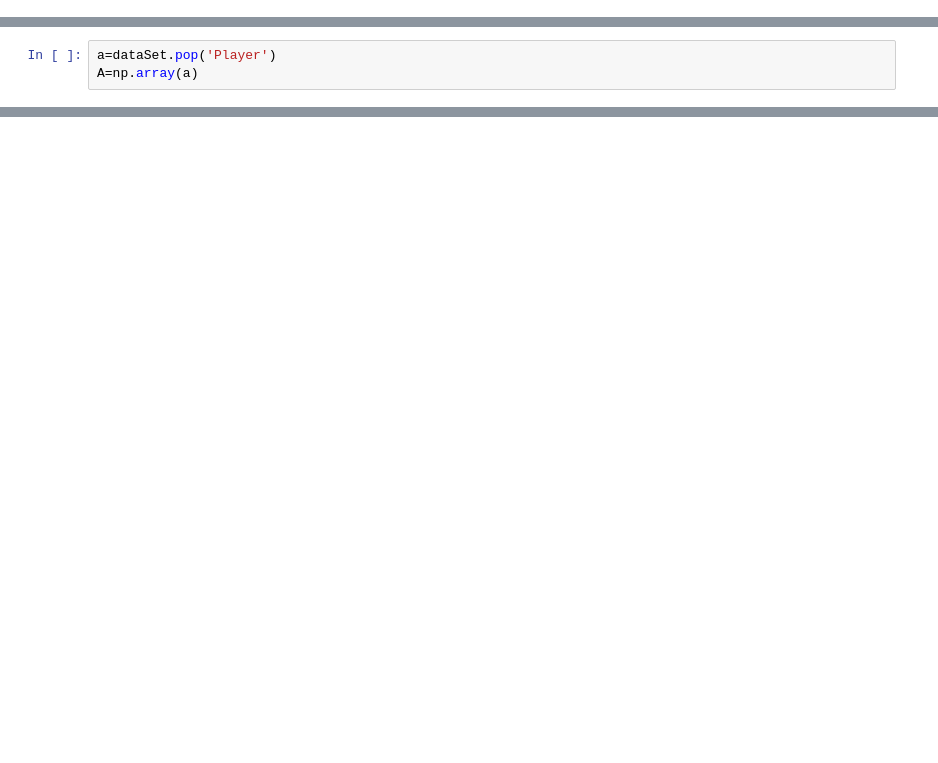
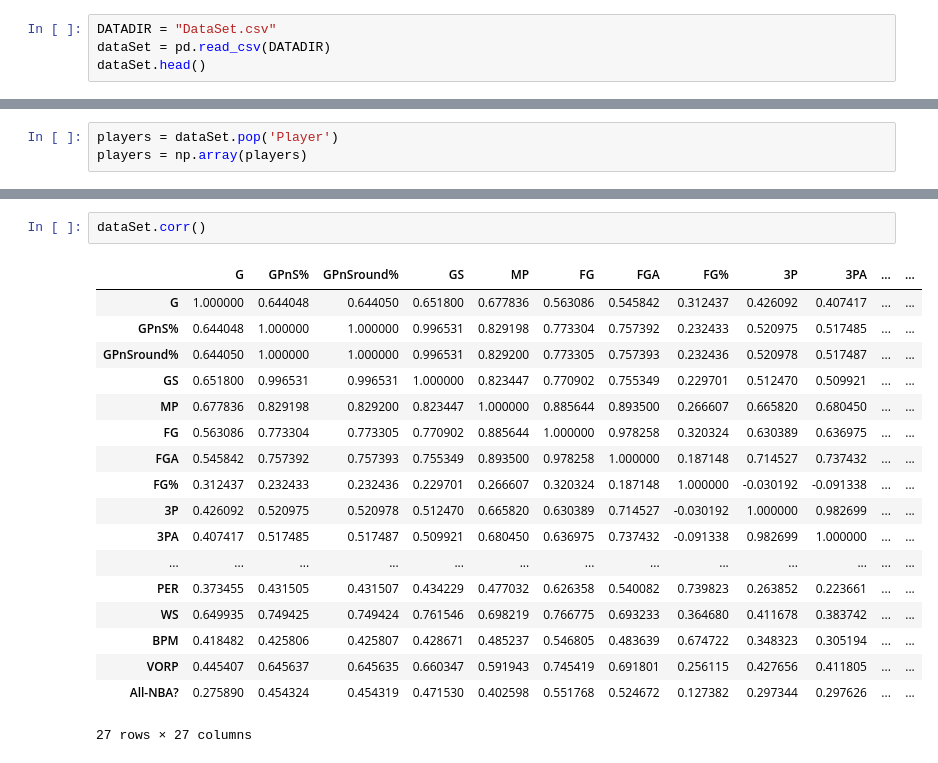
Before and after one commit to alihuss1017/All-NBA-Classifier, a Jupyter notebook: allnbapred.ipynb, the cells around one changed output, grey strips where cells are left out. Saved outputs shown, nothing was run; the diff lists cells and outputs as text; blank space fills up the shorter version.

```diff
--- a/allnbapred.ipynb
+++ b/allnbapred.ipynb
@@ -26,0 +19,4 @@ dataSet = dataSet[['Player', 'PTS', 'TRB', 'AST', 'GPnSround%', 'PER', 'WS', 'BP
+# %%
+DATADIR = "DataSet.csv"
+dataSet = pd.read_csv(DATADIR)
+dataSet.head()
@@ -27,3 +42,3 @@ dataSet = dataSet[['Player', 'PTS', 'TRB', 'AST', 'GPnSround%', 'PER', 'WS', 'BP
 # %%
-a=dataSet.pop('Player')
-A=np.array(a)
+players = dataSet.pop('Player')
+players = np.array(players)
@@ -128,0 +56,21 @@ plt.show()
+# %%
+dataSet.corr()
+# %% [output]
+|  | G | GPnS% | GPnSround% | GS | MP | FG | FGA | FG% | 3P | 3PA | ... | ... |
+| G | 1.000000 | 0.644048 | 0.644050 | 0.651800 | 0.677836 | 0.563086 | 0.545842 | 0.312437 | 0.426092 | 0.407417 | ... | ... |
+| GPnS% | 0.644048 | 1.000000 | 1.000000 | 0.996531 | 0.829198 | 0.773304 | 0.757392 | 0.232433 | 0.520975 | 0.517485 | ... | ... |
+| GPnSround% | 0.644050 | 1.000000 | 1.000000 | 0.996531 | 0.829200 | 0.773305 | 0.757393 | 0.232436 | 0.520978 | 0.517487 | ... | ... |
+| GS | 0.651800 | 0.996531 | 0.996531 | 1.000000 | 0.823447 | 0.770902 | 0.755349 | 0.229701 | 0.512470 | 0.509921 | ... | ... |
+| MP | 0.677836 | 0.829198 | 0.829200 | 0.823447 | 1.000000 | 0.885644 | 0.893500 | 0.266607 | 0.665820 | 0.680450 | ... | ... |
+| FG | 0.563086 | 0.773304 | 0.773305 | 0.770902 | 0.885644 | 1.000000 | 0.978258 | 0.320324 | 0.630389 | 0.636975 | ... | ... |
+| FGA | 0.545842 | 0.757392 | 0.757393 | 0.755349 | 0.893500 | 0.978258 | 1.000000 | 0.187148 | 0.714527 | 0.737432 | ... | ... |
+| FG% | 0.312437 | 0.232433 | 0.232436 | 0.229701 | 0.266607 | 0.320324 | 0.187148 | 1.000000 | -0.030192 | -0.091338 | ... | ... |
+| 3P | 0.426092 | 0.520975 | 0.520978 | 0.512470 | 0.665820 | 0.630389 | 0.714527 | -0.030192 | 1.000000 | 0.982699 | ... | ... |
+| 3PA | 0.407417 | 0.517485 | 0.517487 | 0.509921 | 0.680450 | 0.636975 | 0.737432 | -0.091338 | 0.982699 | 1.000000 | ... | ... |
+| ... | ... | ... | ... | ... | ... | ... | ... | ... | ... | ... | ... | ... |
+| PER | 0.373455 | 0.431505 | 0.431507 | 0.434229 | 0.477032 | 0.626358 | 0.540082 | 0.739823 | 0.263852 | 0.223661 | ... | ... |
+| WS | 0.649935 | 0.749425 | 0.749424 | 0.761546 | 0.698219 | 0.766775 | 0.693233 | 0.364680 | 0.411678 | 0.383742 | ... | ... |
+| BPM | 0.418482 | 0.425806 | 0.425807 | 0.428671 | 0.485237 | 0.546805 | 0.483639 | 0.674722 | 0.348323 | 0.305194 | ... | ... |
+| VORP | 0.445407 | 0.645637 | 0.645635 | 0.660347 | 0.591943 | 0.745419 | 0.691801 | 0.256115 | 0.427656 | 0.411805 | ... | ... |
+| All-NBA? | 0.275890 | 0.454324 | 0.454319 | 0.471530 | 0.402598 | 0.551768 | 0.524672 | 0.127382 | 0.297344 | 0.297626 | ... | ... |
+27 rows × 27 columns
```
Also changed, not shown: parts of 23 cells of this notebook.
